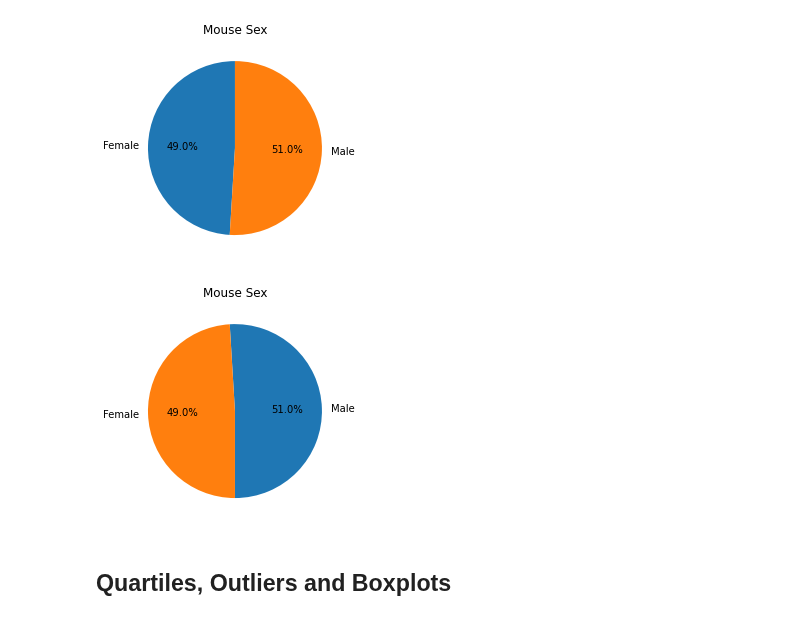
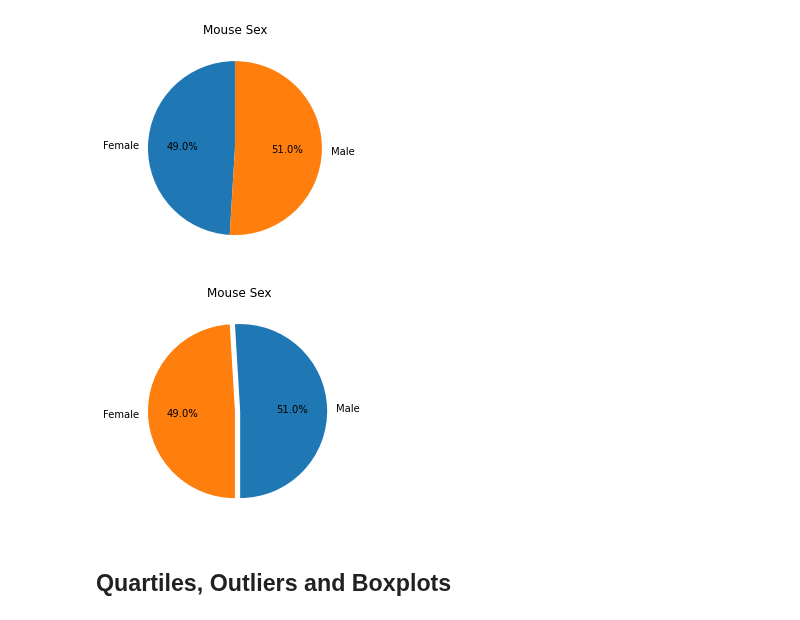
Before and after one commit to Munseaux/matplotlib-challenge, a Jupyter notebook: pymaceuticals.ipynb, the cells around one changed output. Saved outputs shown, nothing was run; the diff lists cells and outputs as text; code cells hidden in the pictures.

```diff
--- a/pymaceuticals.ipynb
+++ b/pymaceuticals.ipynb
@@ -139,11 +140,11 @@ plt.show()
 # %%
 # Generate a pie plot showing the distribution of female versus male mice using pyplot
 sex_mice = mice_df['Sex'].value_counts()
-plt.pie(sex_mice.values, labels=['Male', 'Female'], autopct='%1.1f%%', startangle=270)
+plt.pie(sex_mice, labels=['Male', 'Female'], autopct='%1.1f%%', startangle=270, explode = [.01,.05])
 plt.title('Mouse Sex')
 plt.show()
 # %% [output]
-[figure, old version]
+[figure, new version]
 # %% [markdown]
 ## Quartiles, Outliers and Boxplots
 # %%
```
Also changed, not shown: parts of 2 cells of this notebook.
